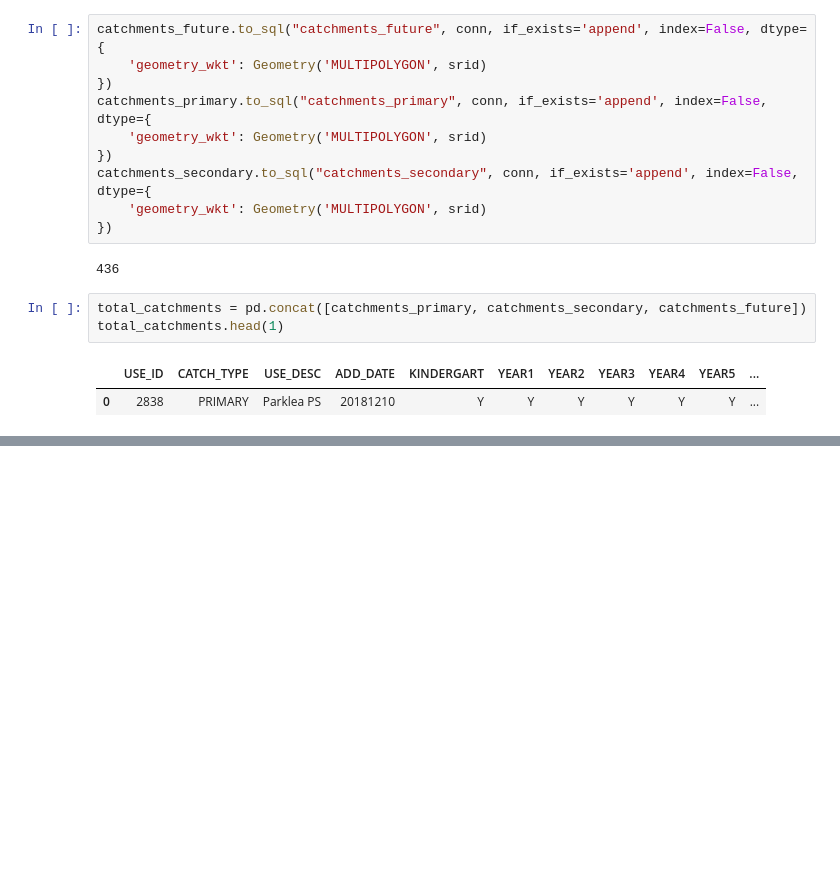
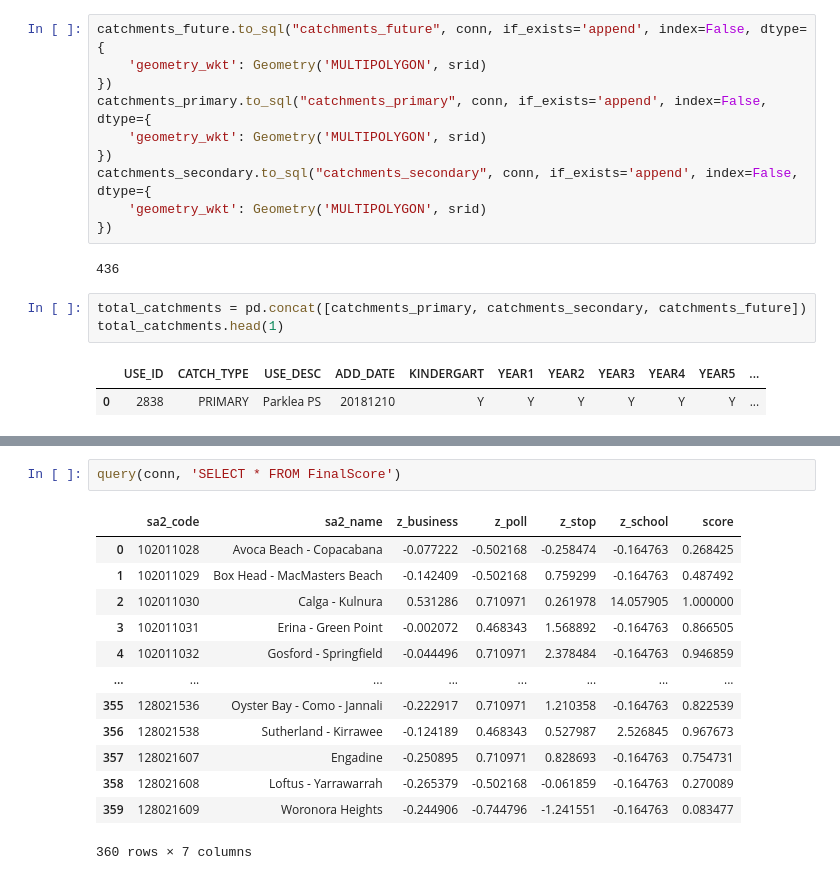
Before and after one commit to kennethtangtang/Data2001-group-work, a Jupyter notebook: Greater Sydney Analysis.ipynb, the cells around one changed output, grey strips where cells are left out. Cells and saved outputs as stored; diff of their text form; blank space fills up the shorter version.

```diff
--- a/Greater Sydney Analysis.ipynb
+++ b/Greater Sydney Analysis.ipynb
@@ -413,0 +613,16 @@ total_catchments.to_sql("total_catchments", conn, if_exists='replace', index=Fal
+# %%
+query(conn, 'SELECT * FROM FinalScore')
+# %% [output]
+|  | sa2_code | sa2_name | z_business | z_poll | z_stop | z_school | score |
+| 0 | 102011028 | Avoca Beach - Copacabana | -0.077222 | -0.502168 | -0.258474 | -0.164763 | 0.268425 |
+| 1 | 102011029 | Box Head - MacMasters Beach | -0.142409 | -0.502168 | 0.759299 | -0.164763 | 0.487492 |
+| 2 | 102011030 | Calga - Kulnura | 0.531286 | 0.710971 | 0.261978 | 14.057905 | 1.000000 |
+| 3 | 102011031 | Erina - Green Point | -0.002072 | 0.468343 | 1.568892 | -0.164763 | 0.866505 |
+| 4 | 102011032 | Gosford - Springfield | -0.044496 | 0.710971 | 2.378484 | -0.164763 | 0.946859 |
+| ... | ... | ... | ... | ... | ... | ... | ... |
+| 355 | 128021536 | Oyster Bay - Como - Jannali | -0.222917 | 0.710971 | 1.210358 | -0.164763 | 0.822539 |
+| 356 | 128021538 | Sutherland - Kirrawee | -0.124189 | 0.468343 | 0.527987 | 2.526845 | 0.967673 |
+| 357 | 128021607 | Engadine | -0.250895 | 0.710971 | 0.828693 | -0.164763 | 0.754731 |
+| 358 | 128021608 | Loftus - Yarrawarrah | -0.265379 | -0.502168 | -0.061859 | -0.164763 | 0.270089 |
+| 359 | 128021609 | Woronora Heights | -0.244906 | -0.744796 | -1.241551 | -0.164763 | 0.083477 |
+360 rows × 7 columns
```
Also changed, not shown: parts of 12 cells of this notebook, 4 other files.
